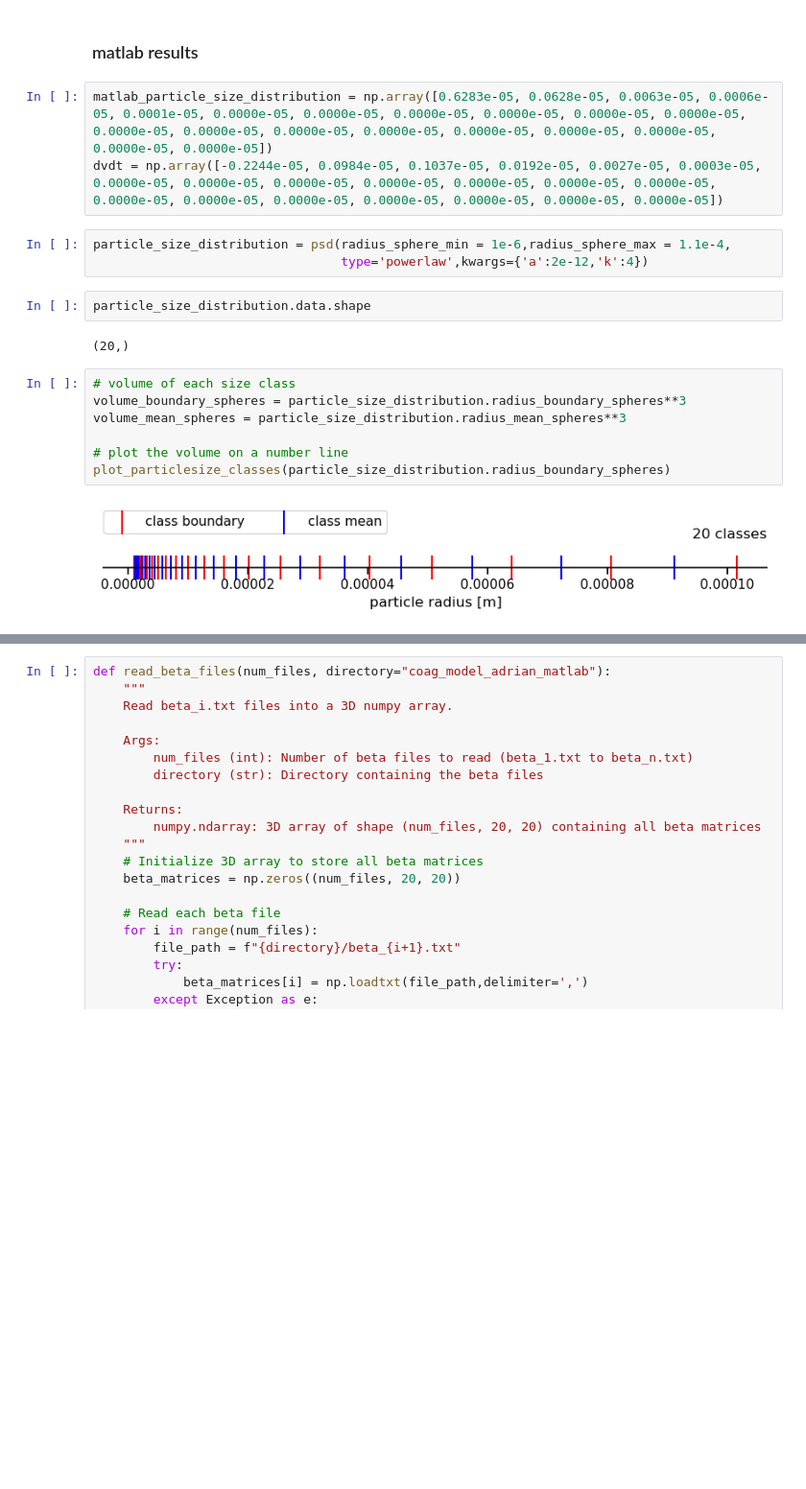
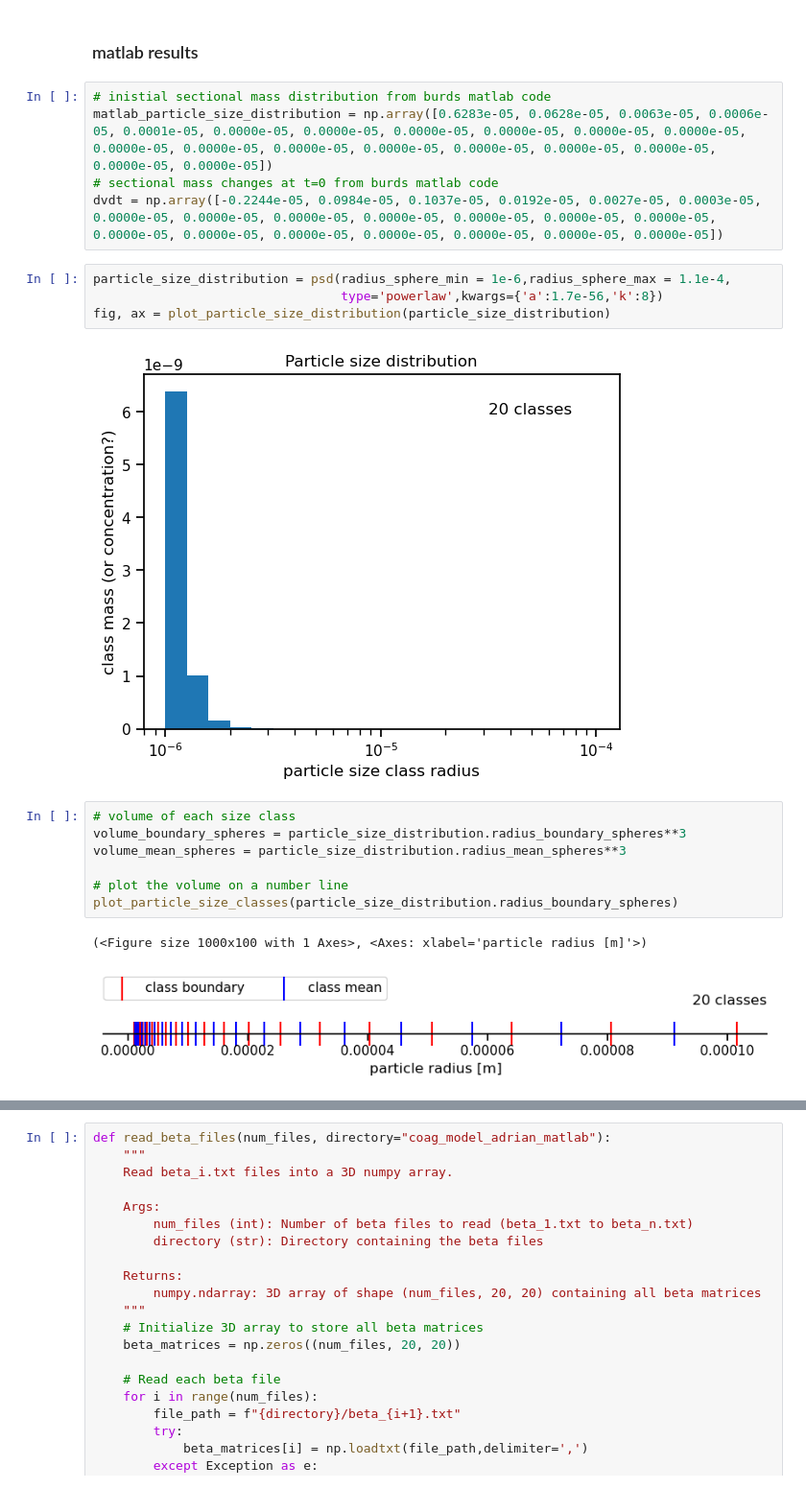
Before and after one commit to 465b/particle_aggregation_model, a Jupyter notebook: running_and_visualizing_experiments.ipynb, the cells around one changed output, grey strips where cells are left out. Shown at 96% size. Saved outputs shown, nothing was run; the diff lists cells and outputs as text; blank space fills up the shorter version.

```diff
--- a/running_and_visualizing_experiments.ipynb
+++ b/running_and_visualizing_experiments.ipynb
@@ -19,23 +20,25 @@ sns.set_context('notebook')
 # %% [markdown]
 ### matlab results
 # %%
+# inistial sectional mass distribution from burds matlab code
 matlab_particle_size_distribution = np.array([0.6283e-05, 0.0628e-05, 0.0063e-05, 0.0006e-05, 0.0001e-05, 0.0000e-05, 0.0000e-05, 0.0000e-05, 0.0000e-05, 0.0000e-05, 0.0000e-05, 0.0000e-05, 0.0000e-05, 0.0000e-05, 0.0000e-05, 0.0000e-05, 0.0000e-05, 0.0000e-05, 0.0000e-05, 0.0000e-05])
+# sectional mass changes at t=0 from burds matlab code
 dvdt = np.array([-0.2244e-05, 0.0984e-05, 0.1037e-05, 0.0192e-05, 0.0027e-05, 0.0003e-05, 0.0000e-05, 0.0000e-05, 0.0000e-05, 0.0000e-05, 0.0000e-05, 0.0000e-05, 0.0000e-05, 0.0000e-05, 0.0000e-05, 0.0000e-05, 0.0000e-05, 0.0000e-05, 0.0000e-05, 0.0000e-05])
 # %%
 particle_size_distribution = psd(radius_sphere_min = 1e-6,radius_sphere_max = 1.1e-4,
-                                 type='powerlaw',kwargs={'a':2e-12,'k':4})
+                                 type='powerlaw',kwargs={'a':1.7e-56,'k':8})
+fig, ax = plot_particle_size_distribution(particle_size_distribution)
+# %% [output]
+[figure, added]
-# %%
-particle_size_distribution.data.shape
-# %% [output]
-(20,)
 # %%
 # volume of each size class
 volume_boundary_spheres = particle_size_distribution.radius_boundary_spheres**3
 volume_mean_spheres = particle_size_distribution.radius_mean_spheres**3
 
 # plot the volume on a number line
-plot_particlesize_classes(particle_size_distribution.radius_boundary_spheres)
+plot_particle_size_classes(particle_size_distribution.radius_boundary_spheres)
 # %% [output]
+(<Figure size 1000x100 with 1 Axes>, <Axes: xlabel='particle radius [m]'>)
 [figure]
 # %%
 coagulation_kernel = kernel(
```
Also changed, not shown: parts of 16 cells of this notebook, 8 other files.
